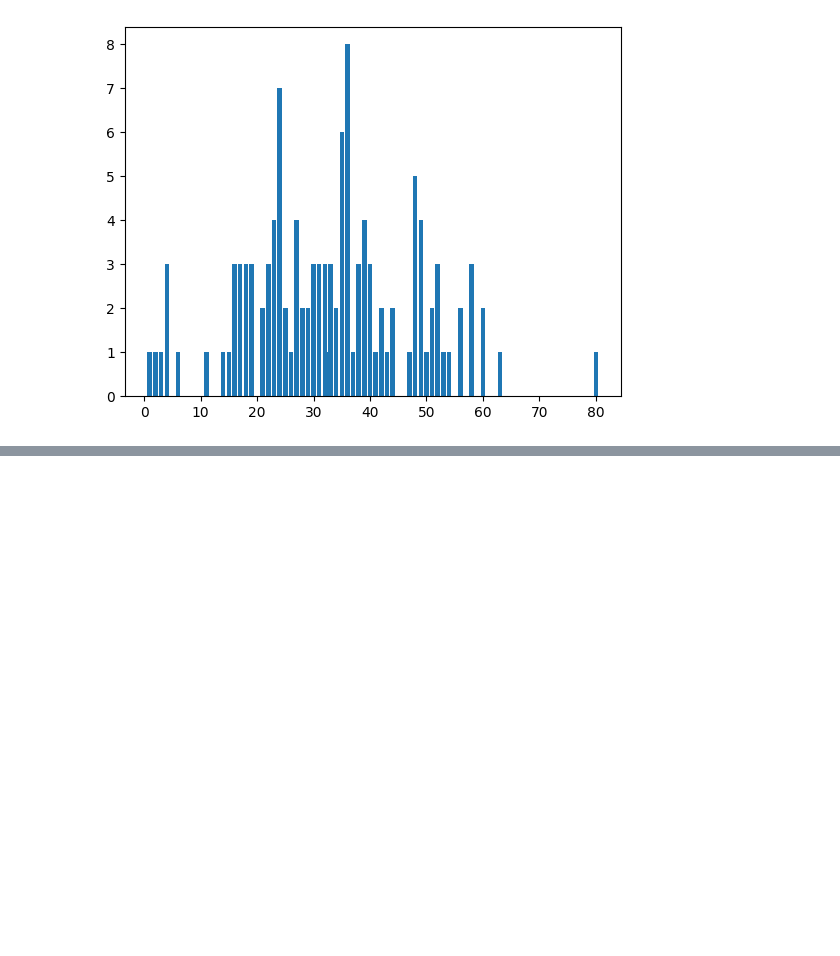
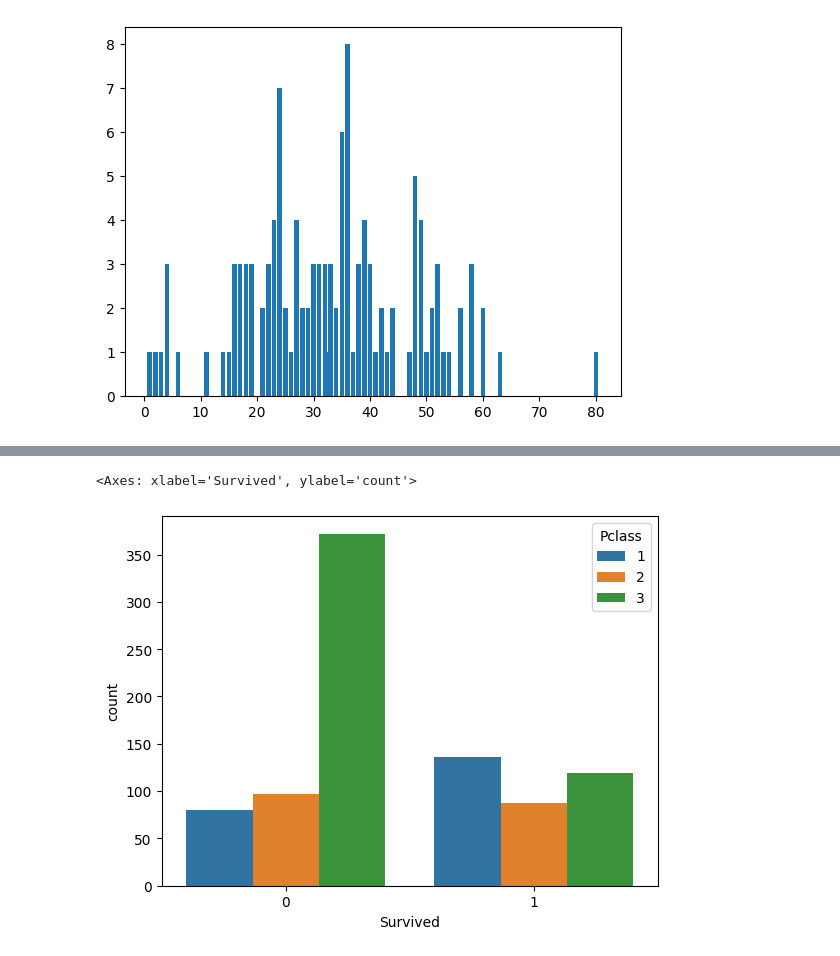
Before and after one commit to BanyanLiu/titanic-analysis2, a Jupyter notebook: 專題實作_鐵達尼號存活預測.ipynb, the cells around one changed output, grey strips where cells are left out. Drawn from its saved outputs; the diff is of its cells as text; code cells hidden in the pictures; blank space fills up the shorter version.

```diff
--- a/專題實作_鐵達尼號存活預測.ipynb
+++ b/專題實作_鐵達尼號存活預測.ipynb
@@ -57,0 +67,7 @@ plt.bar(only_survive_s["Age"], only_survive_s["count"])
+# %%
+#看不同的艙等是否會影響存活，不同艙等的存活個數
+sns.countplot(x=data["Survived"], hue=data["Pclass"], data = data)
+#可以看出艙等比較低的存活率較低
+# %% [output]
+<Axes: xlabel='Survived', ylabel='count'>
+[figure, added]
```
Also changed, not shown: parts of 9 cells of this notebook.
